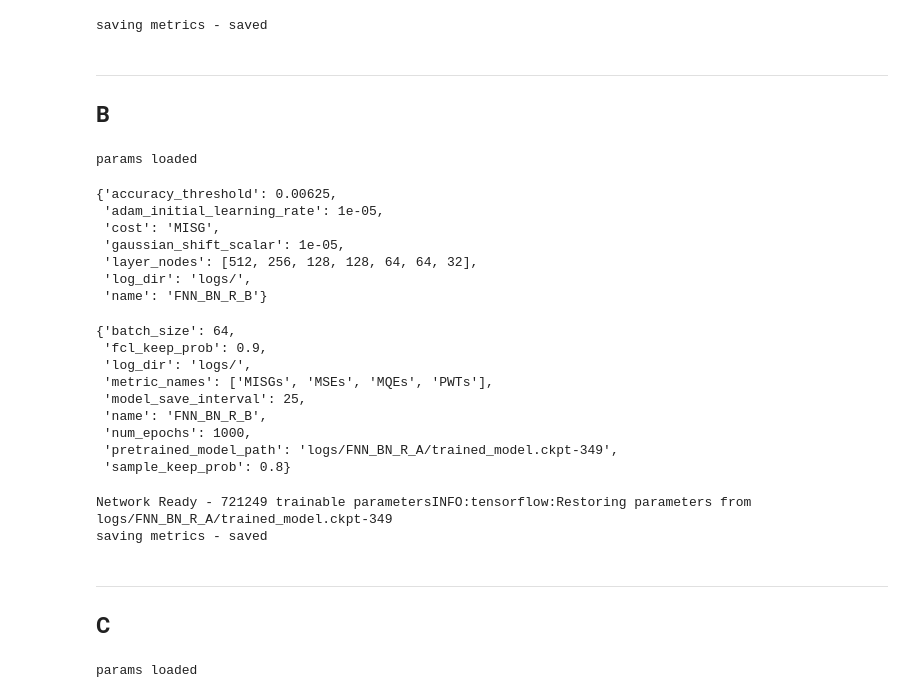
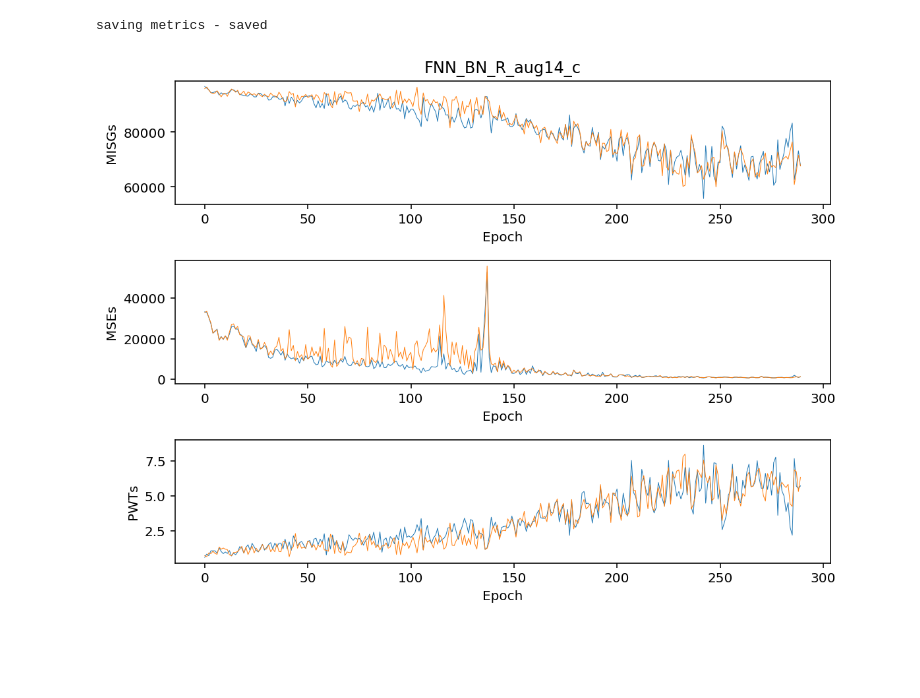
Before and after one commit to andrewasheridan/hera_sandbox, a Jupyter notebook: aas/Estimating Delays/experiments/FCN.ipynb, the cells around one changed output. Saved outputs shown, nothing was run; the diff lists cells and outputs as text; code cells hidden in the pictures; blank space fills up the shorter version.

```diff
--- a/aas/Estimating Delays/experiments/FCN.ipynb
+++ b/aas/Estimating Delays/experiments/FCN.ipynb
@@ -40,7 +38,7 @@ testing_baselines_data = get_seps_data(testing_redundant_baselines_dict, uvd)
 ***
 ## A
 # %%
-FNN_BN_R_A = FNN_BN_R('FNN_BN_R_A',
+FNN_BN_R_aug14_c = networks.FNN_BN_R('FNN_BN_R_aug14_c',log_dir='../logs/',
                       layer_nodes=[512,256,128,128,64,64,32],
-                      adam_initial_learning_rate = 0.001)
+                      adam_initial_learning_rate = 0.0001)
 # %%
@@ -56,7 +54,7 @@ FNN_BN_R_A.print_params()
 # %%
-trainer = FNN_BN_R_Trainer(FNN_BN_R_A,
+trainer = trainers.FNN_BN_R_Trainer(FNN_BN_R_aug14_c,
                            Data_Creator_R,
-                           num_epochs=1000,
+                           num_epochs=500,
                            batch_size=32)
 # %%
 trainer.add_data((training_baselines_data, training_redundant_baselines_dict),
@@ -79,61 +77,7 @@ trainer.print_params()
 trainer.train()
 # %% [output]
 saving metrics - saved
-# %% [markdown]
-***
-## B
-# %%
-FNN_BN_R_B = FNN_BN_R('FNN_BN_R_B',
-                      layer_nodes=[])
-FNN_BN_R_B.load_params('logs/FNN_BN_R_A/params/FNN_BN_R')
-# %% [output]
-params loaded
-# %%
-FNN_BN_R_B.cost = 'MISG'
-FNN_BN_R_B.adam_initial_learning_rate = 1e-05
-FNN_BN_R_B.print_params()
-# %% [output]
-{'accuracy_threshold': 0.00625,
- 'adam_initial_learning_rate': 1e-05,
- 'cost': 'MISG',
- 'gaussian_shift_scalar': 1e-05,
- 'layer_nodes': [512, 256, 128, 128, 64, 64, 32],
- 'log_dir': 'logs/',
- 'name': 'FNN_BN_R_B'}
-# %%
-trainer = FNN_BN_R_Trainer(FNN_BN_R_B,
-                           Data_Creator_R,
-                           num_epochs=1000,
-                           batch_size=64)
-trainer.pretrained_model_path = 'logs/FNN_BN_R_A/trained_model.ckpt-349'
-# %%
-trainer.add_data((training_baselines_data, training_redundant_baselines_dict),
-                 (testing_baselines_data, testing_redundant_baselines_dict),
-                 gains,
-                 num_flatnesses=100)
 # %%
-trainer.print_params()
+trainer.plot_metrics()
 # %% [output]
-{'batch_size': 64,
- 'fcl_keep_prob': 0.9,
- 'log_dir': 'logs/',
- 'metric_names': ['MISGs', 'MSEs', 'MQEs', 'PWTs'],
- 'model_save_interval': 25,
- 'name': 'FNN_BN_R_B',
- 'num_epochs': 1000,
- 'pretrained_model_path': 'logs/FNN_BN_R_A/trained_model.ckpt-349',
- 'sample_keep_prob': 0.8}
+[figure, added]
-# %%
-trainer.train()
-# %% [output]
-Network Ready - 721249 trainable parametersINFO:tensorflow:Restoring parameters from logs/FNN_BN_R_A/trained_model.ckpt-349
-saving metrics - saved
-# %% [markdown]
-***
-## C
-# %%
-FNN_BN_R_C = FNN_BN_R('FNN_BN_R_C',
-                      layer_nodes=[])
-FNN_BN_R_C.load_params('logs/FNN_BN_R_B/params/FNN_BN_R')
-# %% [output]
-params loaded
```
Also changed, not shown: parts of 12 cells of this notebook, 5 other files.
